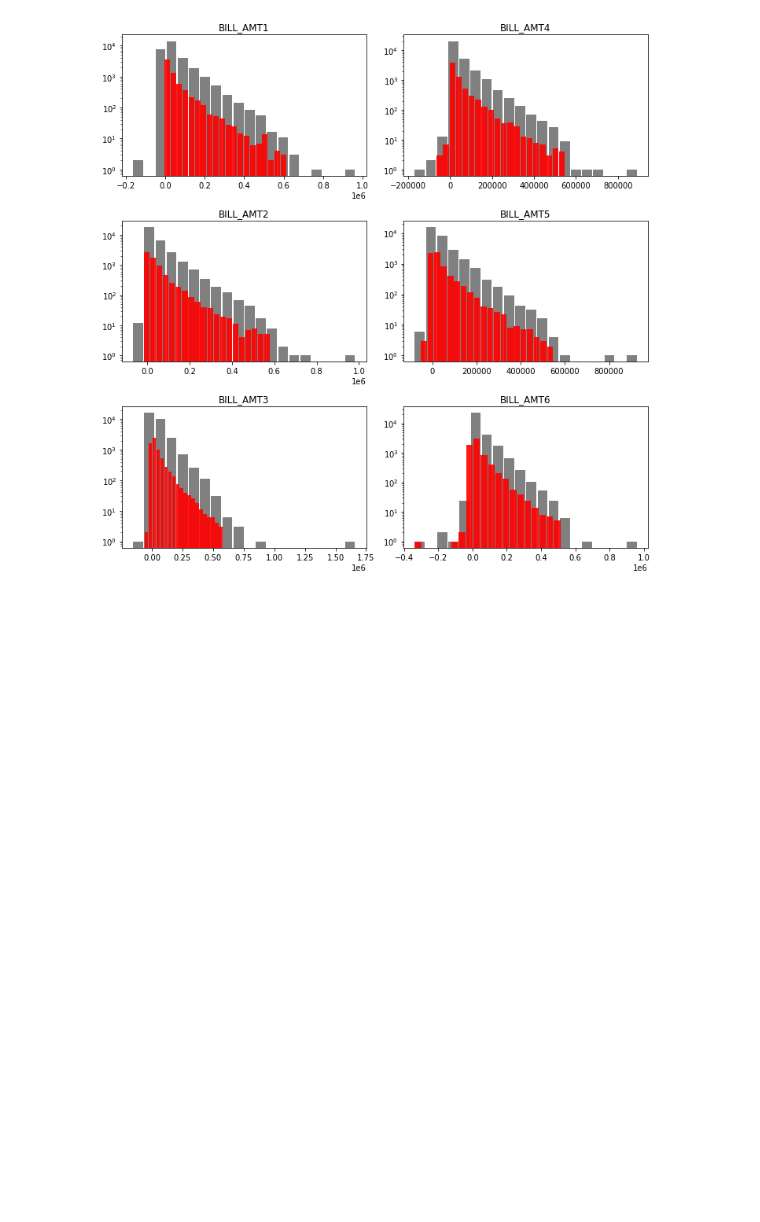
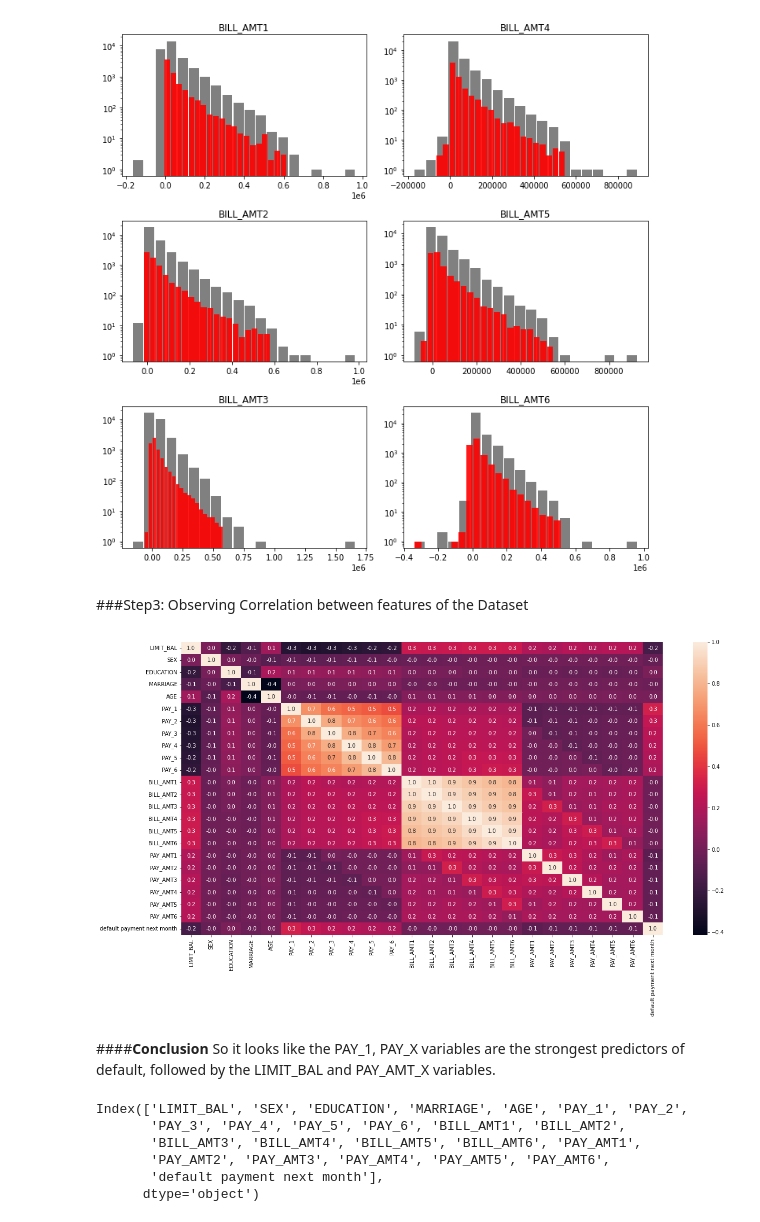
Before and after one commit to Vishwaschole/Credit-Card-Default-Prediction-Capstone-Project, a Jupyter notebook: Credit_Card_Default_Prediction_Capstone_Project.ipynb, the cells around one changed output. Cells and saved outputs as stored; diff of their text form; code cells hidden in the pictures; blank space fills up the shorter version.

```diff
--- a/Credit_Card_Default_Prediction_Capstone_Project.ipynb
+++ b/Credit_Card_Default_Prediction_Capstone_Project.ipynb
@@ -52,5 +44,5 @@ Mounted at /content/drive
 # %%
-df = pd.read_excel("/content/drive/MyDrive/Datasets/default of credit card clients.xls",header=1)
+df = pd.read_excel("/content/drive/MyDrive/default of credit card clients.xls",header=1)
 # %%
 # Functions used in this project for outlier determination (Not to Plot The Same Thing Again and Again)
 """ Visualize the Numerical Features """
@@ -574,3 +566,25 @@ plt.tight_layout()
 plt.show()
 # %% [output]
 [figure]
+# %% [markdown]
+###Step3: Observing Correlation between features of the Dataset
+# %%
+correlation = df.corr()
+# %%
+plt.figure(figsize=(20,10))
+sns.heatmap( correlation, annot=True, fmt=".1f" )
+plt.show()
+# %% [output]
+[figure, added]
+# %% [markdown]
+####**Conclusion**
+So it looks like the PAY_1, PAY_X variables are the strongest predictors of default, followed by the LIMIT_BAL and PAY_AMT_X variables.
+# %%
+df.columns
+# %% [output]
+Index(['LIMIT_BAL', 'SEX', 'EDUCATION', 'MARRIAGE', 'AGE', 'PAY_1', 'PAY_2',
+       'PAY_3', 'PAY_4', 'PAY_5', 'PAY_6', 'BILL_AMT1', 'BILL_AMT2',
+       'BILL_AMT3', 'BILL_AMT4', 'BILL_AMT5', 'BILL_AMT6', 'PAY_AMT1',
+       'PAY_AMT2', 'PAY_AMT3', 'PAY_AMT4', 'PAY_AMT5', 'PAY_AMT6',
+       'default payment next month'],
+      dtype='object')
```
Also changed, not shown: parts of 3 cells of this notebook.
